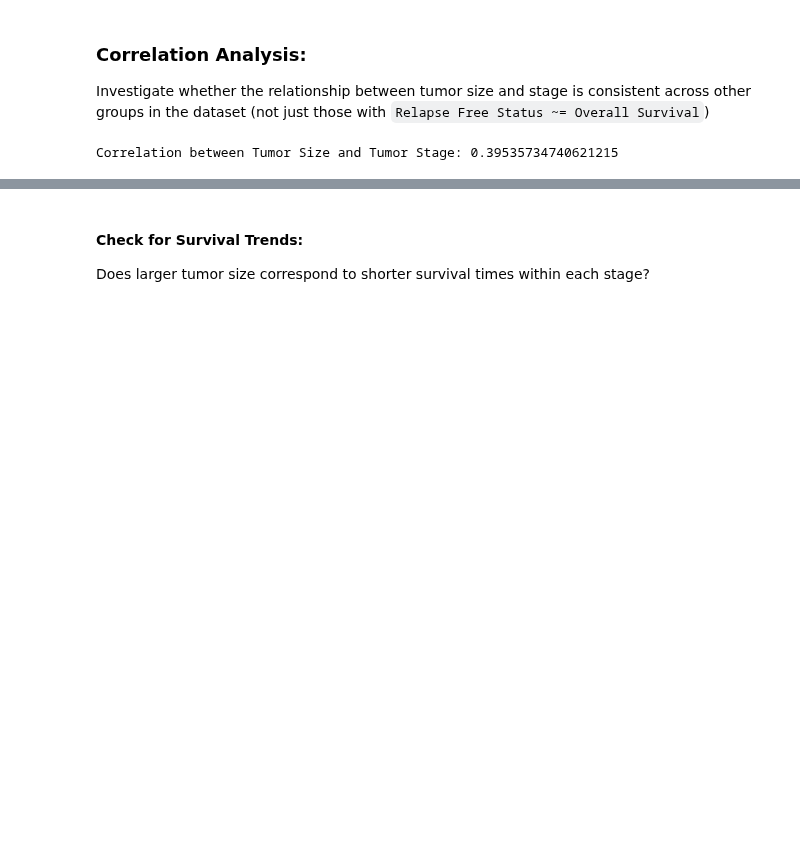
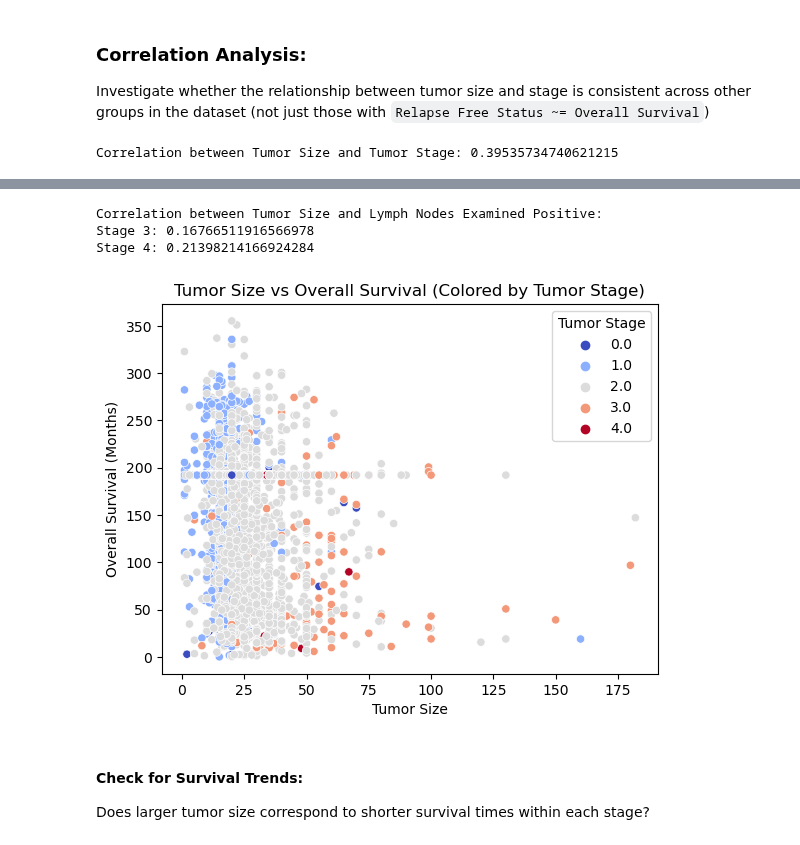
Before and after one commit to sowmyamaddali/Breast-Cancer--METABRIC, a Jupyter notebook: notebooks/eda_analysis.ipynb, the cells around one changed output, grey strips where cells are left out. Drawn from its saved outputs; the diff is of its cells as text; code cells hidden in the pictures; blank space fills up the shorter version.

```diff
--- a/notebooks/eda_analysis.ipynb
+++ b/notebooks/eda_analysis.ipynb
@@ -263,3 +305,22 @@ Correlation between Tumor Size and Tumor Stage: 0.39535734740621215
+# %%
+# Correlation within Stage 3 and Stage 4 subgroups
+stage_3_correlation = data[data['Tumor Stage'] == 3]['Tumor Size'].corr(data[data['Tumor Stage'] == 3]['Lymph nodes examined positive'])
+stage_4_correlation = data[data['Tumor Stage'] == 4]['Tumor Size'].corr(data[data['Tumor Stage'] == 4]['Lymph nodes examined positive'])
+
+print(f"Correlation between Tumor Size and Lymph Nodes Examined Positive:")
+print(f"Stage 3: {stage_3_correlation}")
+print(f"Stage 4: {stage_4_correlation}")
+# %% [output]
+Correlation between Tumor Size and Lymph Nodes Examined Positive:
+Stage 3: 0.16766511916566978
+Stage 4: 0.21398214166924284
+# %%
+sns.scatterplot(x=data['Tumor Size'], y=data['Overall Survival (Months)'],
+                hue=data['Tumor Stage'], palette='coolwarm')
+plt.title("Tumor Size vs Overall Survival (Colored by Tumor Stage)")
+plt.show()
+# %% [output]
+[figure, added]
 # %% [markdown]
 #### Check for Survival Trends:
 Does larger tumor size correspond to shorter survival times within each stage?
```
Also changed, not shown: parts of 6 cells of this notebook.
